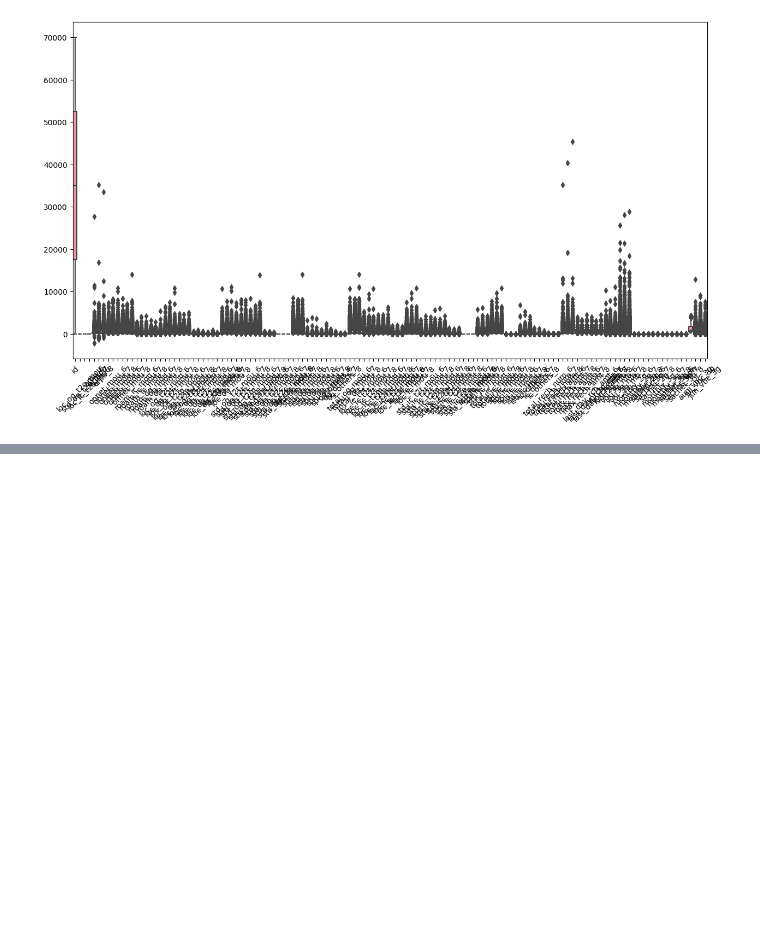
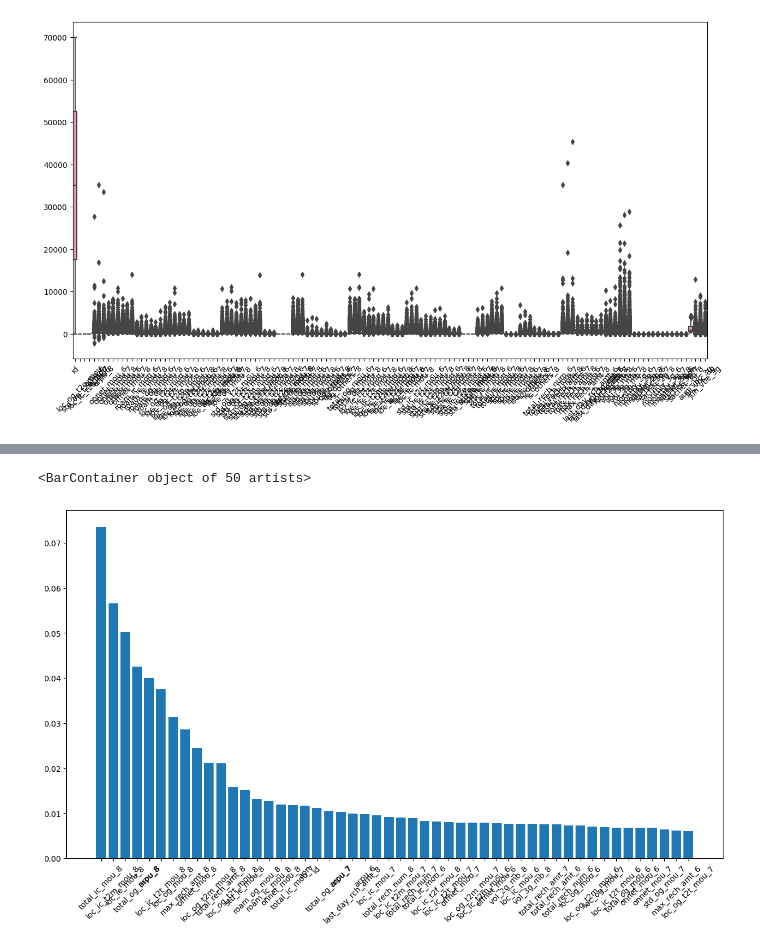
Before and after one commit to Ran-Dhir-Singh/Telecom_Churn, a Jupyter notebook: EDA1.ipynb, the cells around one changed output, grey strips where cells are left out. Saved outputs shown, nothing was run; the diff lists cells and outputs as text; code cells hidden in the pictures; blank space fills up the shorter version.

```diff
--- a/EDA1.ipynb
+++ b/EDA1.ipynb
@@ -267,0 +344,3 @@ TypeError: can only concatenate str (not "int") to str
+# %%
+rf = RandomForestClassifier(n_estimators=100, n_jobs=-1)
+rf.fit(X_train_filtered2,y_train)
@@ -267,0 +351,5 @@ TypeError: can only concatenate str (not "int") to str
+# %%
+feature_importances = pd.DataFrame({'cols':new_vars, 'importance':rf.feature_importances_})
+# %%
+top_features = feature_importances.sort_values(by='importance',ascending=False).head(50)
+top_features
@@ -267,0 +374,7 @@ TypeError: can only concatenate str (not "int") to str
+# %%
+plt.figure(figsize=(15,8))
+plt.xticks(rotation=45)
+plt.bar(top_features['cols'], top_features['importance'])
+# %% [output]
+<BarContainer object of 50 artists>
+[figure, added]
```
Also changed, not shown: parts of 49 cells of this notebook, 2 other files.
